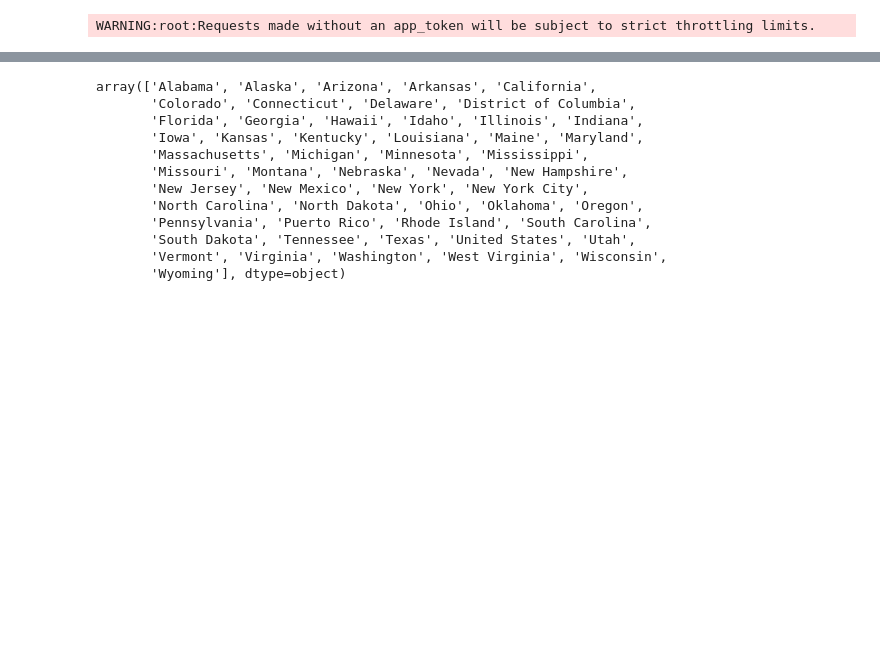
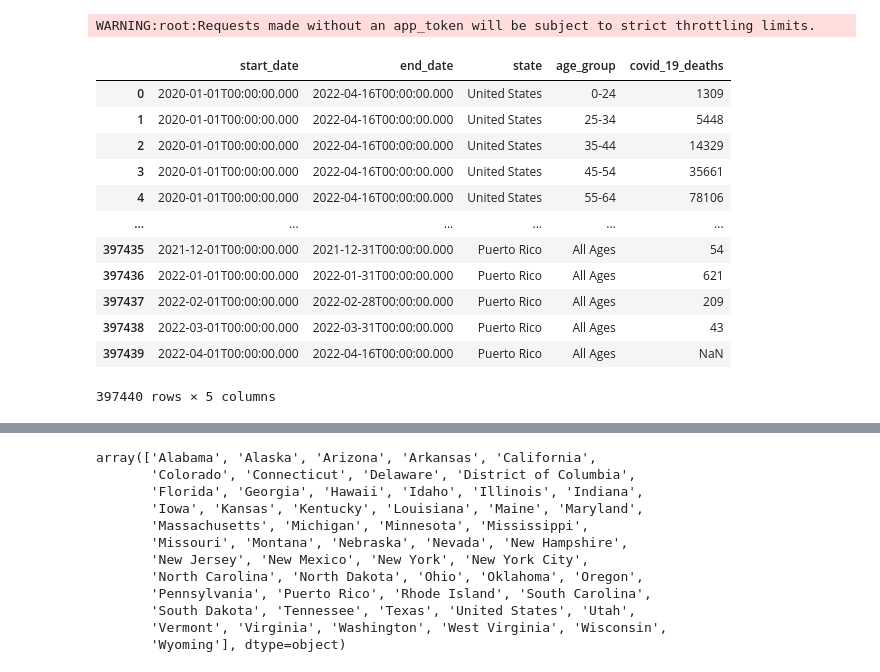
Before and after one commit to asullivan42/COVID_Bubble_Estimator, a Jupyter notebook: CDC data importer.ipynb, the cells around one changed output, grey strips where cells are left out. Cells and saved outputs as stored; diff of their text form; code cells hidden in the pictures; blank space fills up the shorter version.

```diff
--- a/CDC data importer.ipynb
+++ b/CDC data importer.ipynb
@@ -42,10 +47,20 @@ WARNING:root:Requests made without an app_token will be subject to strict thrott
 # %%
-# Example authenticated client (needed for non-public datasets):
-# client = Socrata(data.cdc.gov,
-#                  MyAppToken,
-#                  userame="user@example.com",
-#                  password="AFakePassword")
-
-# First 2000 results, returned as JSON from API / converted to Python list of
-# dictionaries by sodapy.
-results = client.get("hk9y-quqm", limit=50000)
+# Conditions Contributing to COVID-19 Deaths, by State and Age, Provisional 2020-2022 NCHS
+results = client.get("hk9y-quqm", select='start_date,end_date,state,age_group,covid_19_deaths', limit=1000000)
+# Convert to pandas DataFrame
+results_df = pd.DataFrame.from_records(results)
+results_df
+# %% [output]
+|  | start_date | end_date | state | age_group | covid_19_deaths |
+| 0 | 2020-01-01T00:00:00.000 | 2022-04-16T00:00:00.000 | United States | 0-24 | 1309 |
+| 1 | 2020-01-01T00:00:00.000 | 2022-04-16T00:00:00.000 | United States | 25-34 | 5448 |
+| 2 | 2020-01-01T00:00:00.000 | 2022-04-16T00:00:00.000 | United States | 35-44 | 14329 |
+| 3 | 2020-01-01T00:00:00.000 | 2022-04-16T00:00:00.000 | United States | 45-54 | 35661 |
+| 4 | 2020-01-01T00:00:00.000 | 2022-04-16T00:00:00.000 | United States | 55-64 | 78106 |
+| ... | ... | ... | ... | ... | ... |
+| 397435 | 2021-12-01T00:00:00.000 | 2021-12-31T00:00:00.000 | Puerto Rico | All Ages | 54 |
+| 397436 | 2022-01-01T00:00:00.000 | 2022-01-31T00:00:00.000 | Puerto Rico | All Ages | 621 |
+| 397437 | 2022-02-01T00:00:00.000 | 2022-02-28T00:00:00.000 | Puerto Rico | All Ages | 209 |
+| 397438 | 2022-03-01T00:00:00.000 | 2022-03-31T00:00:00.000 | Puerto Rico | All Ages | 43 |
+| 397439 | 2022-04-01T00:00:00.000 | 2022-04-16T00:00:00.000 | Puerto Rico | All Ages | NaN |
+397440 rows × 5 columns
```
Also changed, not shown: parts of 21 cells of this notebook.
